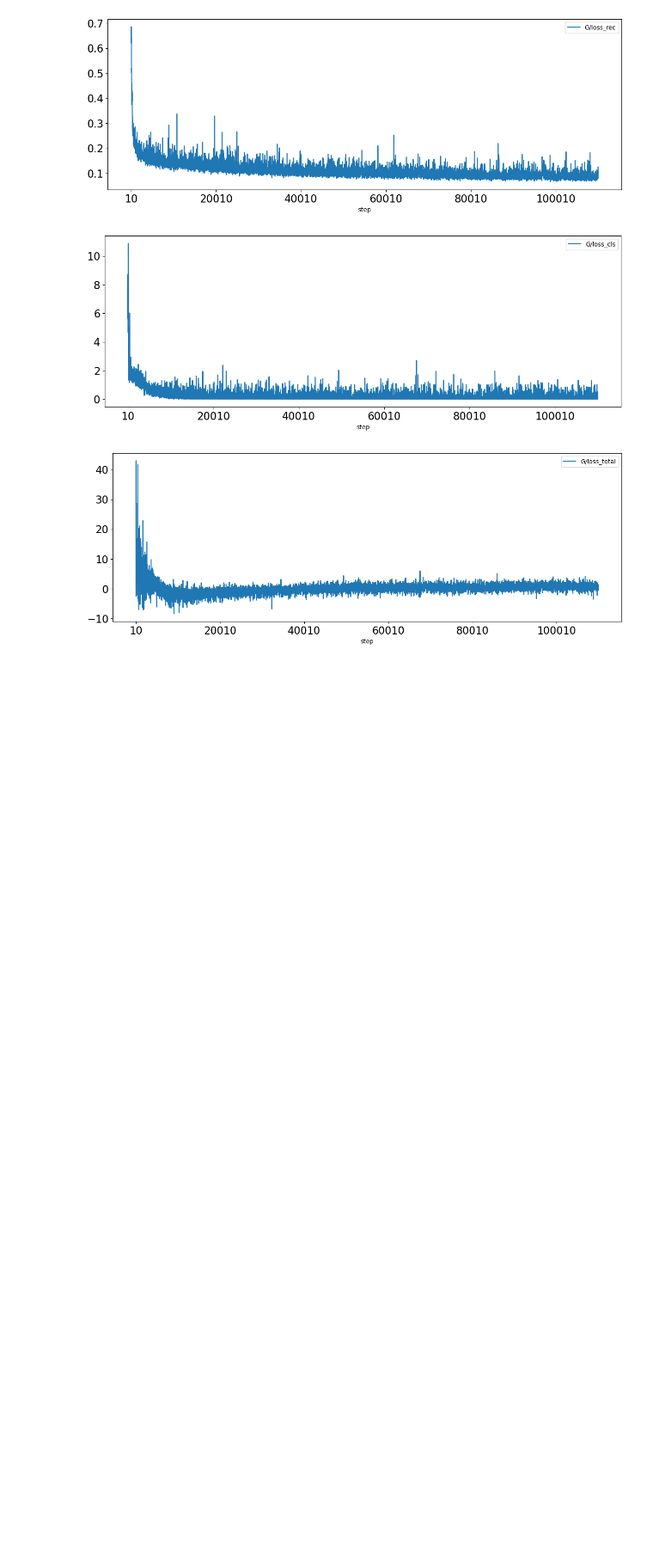
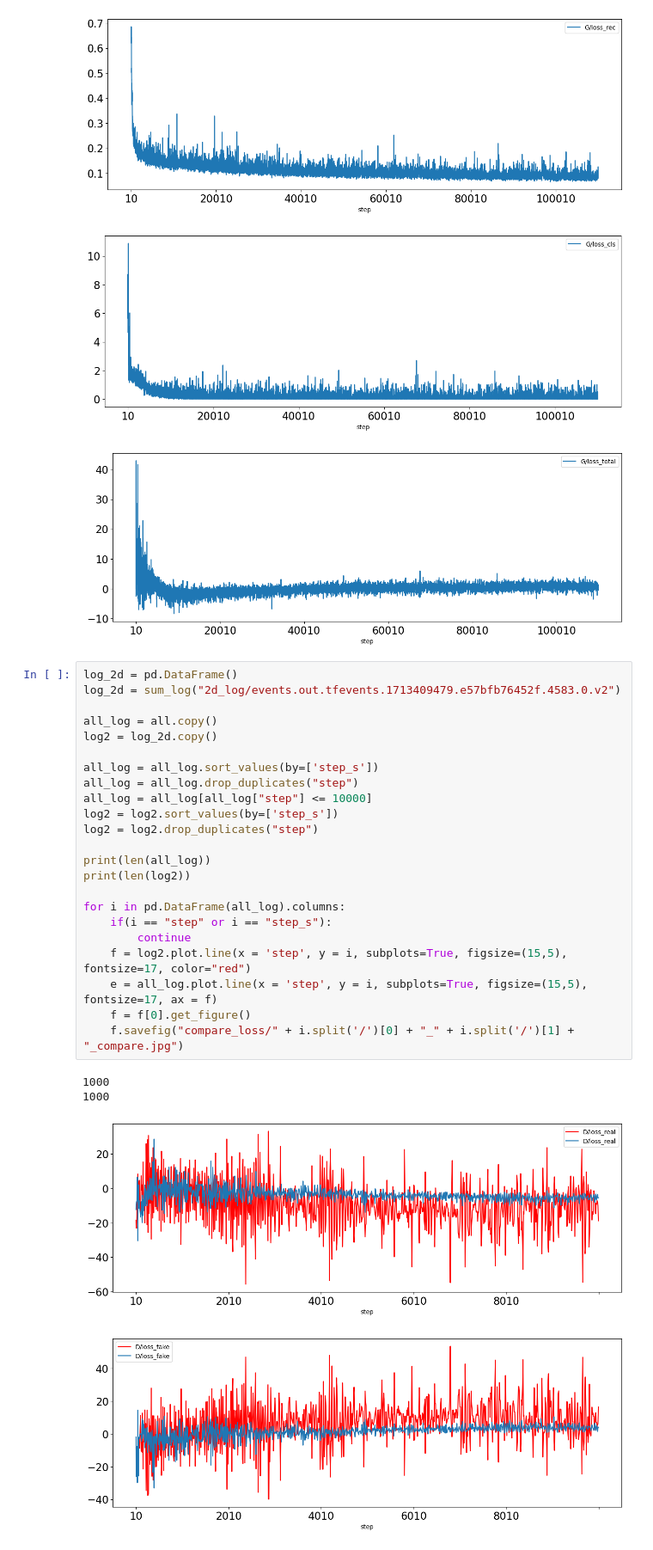
Before and after one commit to trungmac07/Face_Aging, a Jupyter notebook: visualize_loss.ipynb, the cells around one changed output. Shown at 86% size. Cells and saved outputs as stored; diff of their text form; blank space fills up the shorter version.

Commit message:
Compare 2 Discriminator and 1 Discriminator performance

```diff
--- a/visualize_loss.ipynb
+++ b/visualize_loss.ipynb
@@ -90,3 +90,31 @@ for i in pd.DataFrame(all_log).columns:
 [figure]
 [figure]
 [figure]
+# %%
+log_2d = pd.DataFrame()
+log_2d = sum_log("2d_log/events.out.tfevents.1713409479.e57bfb76452f.4583.0.v2")
+
+all_log = all.copy()
+log2 = log_2d.copy()
+
+all_log = all_log.sort_values(by=['step_s'])
+all_log = all_log.drop_duplicates("step")
+all_log = all_log[all_log["step"] <= 10000]
+log2 = log2.sort_values(by=['step_s'])
+log2 = log2.drop_duplicates("step")
+
+print(len(all_log))
+print(len(log2))
+
+for i in pd.DataFrame(all_log).columns:
+    if(i == "step" or i == "step_s"):
+        continue
+    f = log2.plot.line(x = 'step', y = i, subplots=True, figsize=(15,5), fontsize=17, color="red")
+    e = all_log.plot.line(x = 'step', y = i, subplots=True, figsize=(15,5), fontsize=17, ax = f)
+    f = f[0].get_figure()
+    f.savefig("compare_loss/" + i.split('/')[0] + "_" + i.split('/')[1] + "_compare.jpg")
+# %% [output]
+1000
+1000
+[figure, added]
+[figure, added]
```
Also changed, not shown: parts of 2 cells of this notebook.
